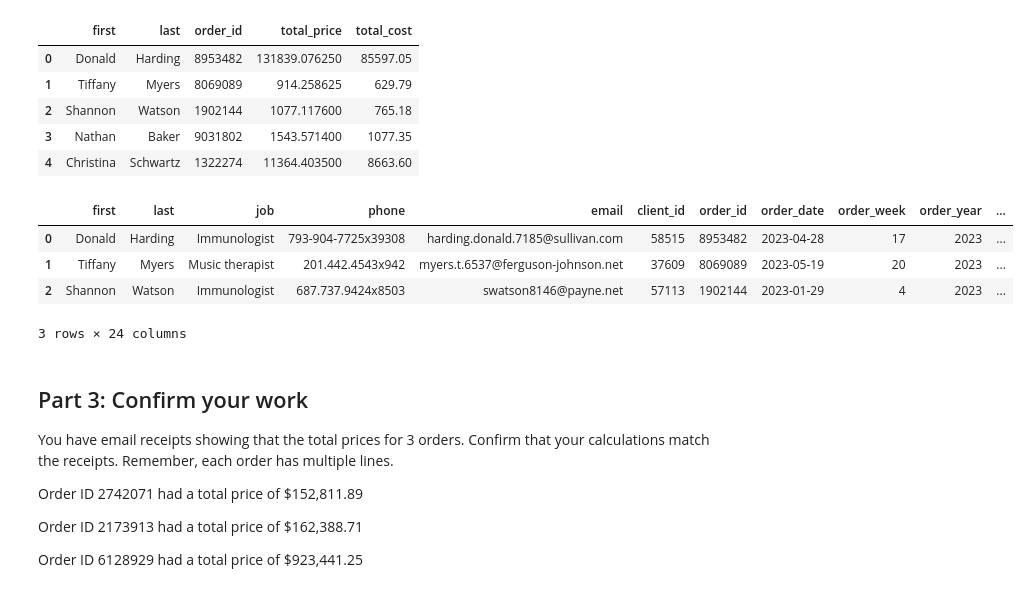
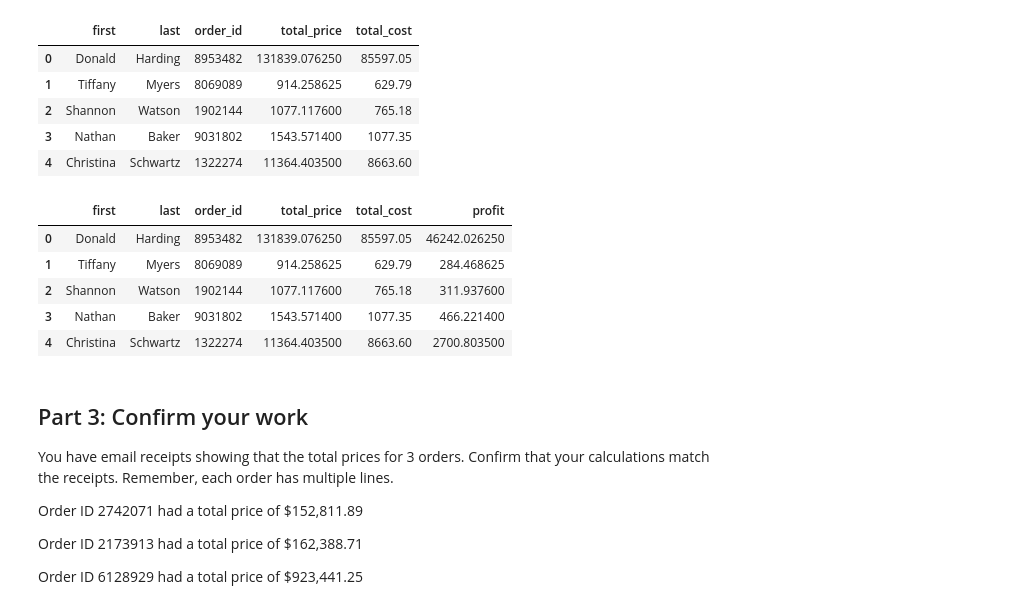
Before and after one commit to SikoticVinyl/pandas-challenge-1, a Jupyter notebook: Starter_Code/wholesale_data_analysis_starter_code.ipynb, the cells around one changed output. Cells and saved outputs as stored; diff of their text form; code cells hidden in the pictures.

```diff
--- a/Starter_Code/wholesale_data_analysis_starter_code.ipynb
+++ b/Starter_Code/wholesale_data_analysis_starter_code.ipynb
@@ -201,12 +201,15 @@ ws_df[['first','last','order_id','total_price','total_cost']].head(5)
 | 4 | Christina | Schwartz | 1322274 | 11364.403500 | 8663.60 |
 # %%
 # Create a column for the profit of each line using line cost and line price
+ws_df['profit'] = ws_df['total_price'] - ws_df['total_cost']
+ws_df[['first','last','order_id','total_price','total_cost','profit']].head(5)
 # %% [output]
-|  | first | last | job | phone | email | client_id | order_id | order_date | order_week | order_year | ... |
-| 0 | Donald | Harding | Immunologist | 793-904-7725x39308 | harding.donald.7185@sullivan.com | 58515 | 8953482 | 2023-04-28 | 17 | 2023 | ... |
-| 1 | Tiffany | Myers | Music therapist | 201.442.4543x942 | myers.t.6537@ferguson-johnson.net | 37609 | 8069089 | 2023-05-19 | 20 | 2023 | ... |
-| 2 | Shannon | Watson | Immunologist | 687.737.9424x8503 | swatson8146@payne.net | 57113 | 1902144 | 2023-01-29 | 4 | 2023 | ... |
+|  | first | last | order_id | total_price | total_cost | profit |
+| 0 | Donald | Harding | 8953482 | 131839.076250 | 85597.05 | 46242.026250 |
+| 1 | Tiffany | Myers | 8069089 | 914.258625 | 629.79 | 284.468625 |
+| 2 | Shannon | Watson | 1902144 | 1077.117600 | 765.18 | 311.937600 |
+| 3 | Nathan | Baker | 9031802 | 1543.571400 | 1077.35 | 466.221400 |
+| 4 | Christina | Schwartz | 1322274 | 11364.403500 | 8663.60 | 2700.803500 |
-3 rows × 24 columns
 # %% [markdown]
 ## Part 3: Confirm your work
 You have email receipts showing that the total prices for 3 orders. Confirm that your calculations match the receipts. Remember, each order has multiple lines.
```
Also changed, not shown: parts of 1 cell of this notebook.
